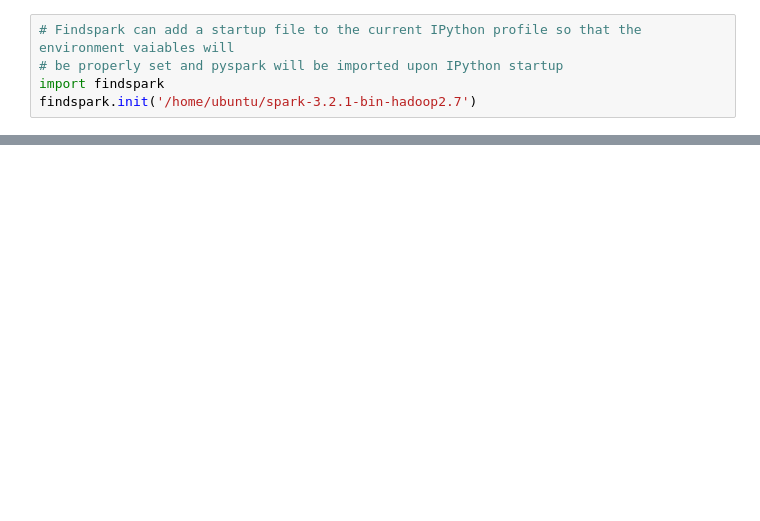
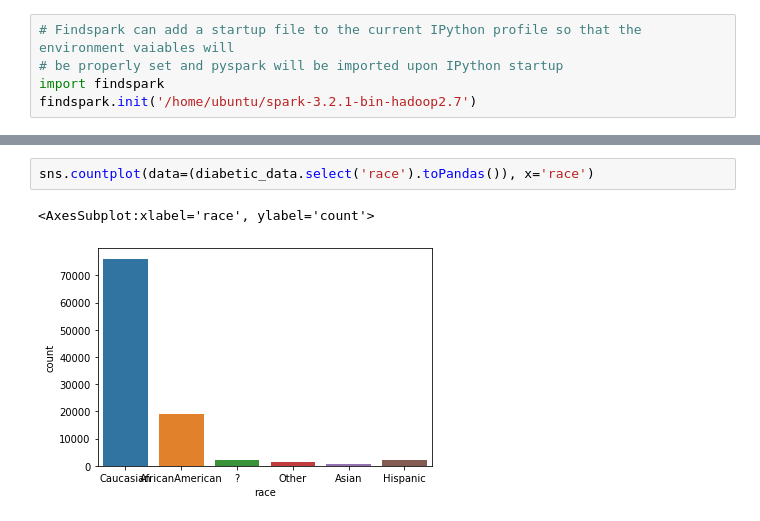
Before and after one commit to surajsangwan90/Uoa-infosys722, a Jupyter notebook: iteration-4_prediction_hospital_readmission_rate.ipynb, the cells around one changed output, grey strips where cells are left out. Saved outputs shown, nothing was run; the diff lists cells and outputs as text; blank space fills up the shorter version.

```diff
--- a/iteration-4_prediction_hospital_readmission_rate.ipynb
+++ b/iteration-4_prediction_hospital_readmission_rate.ipynb
@@ -35,0 +161,5 @@ Your Kaggle username:
+# %%
+sns.countplot(data=(diabetic_data.select('race').toPandas()), x='race')
+# %% [output]
+<AxesSubplot:xlabel='race', ylabel='count'>
+[figure, added]
```
Also changed, not shown: parts of 18 cells of this notebook.
